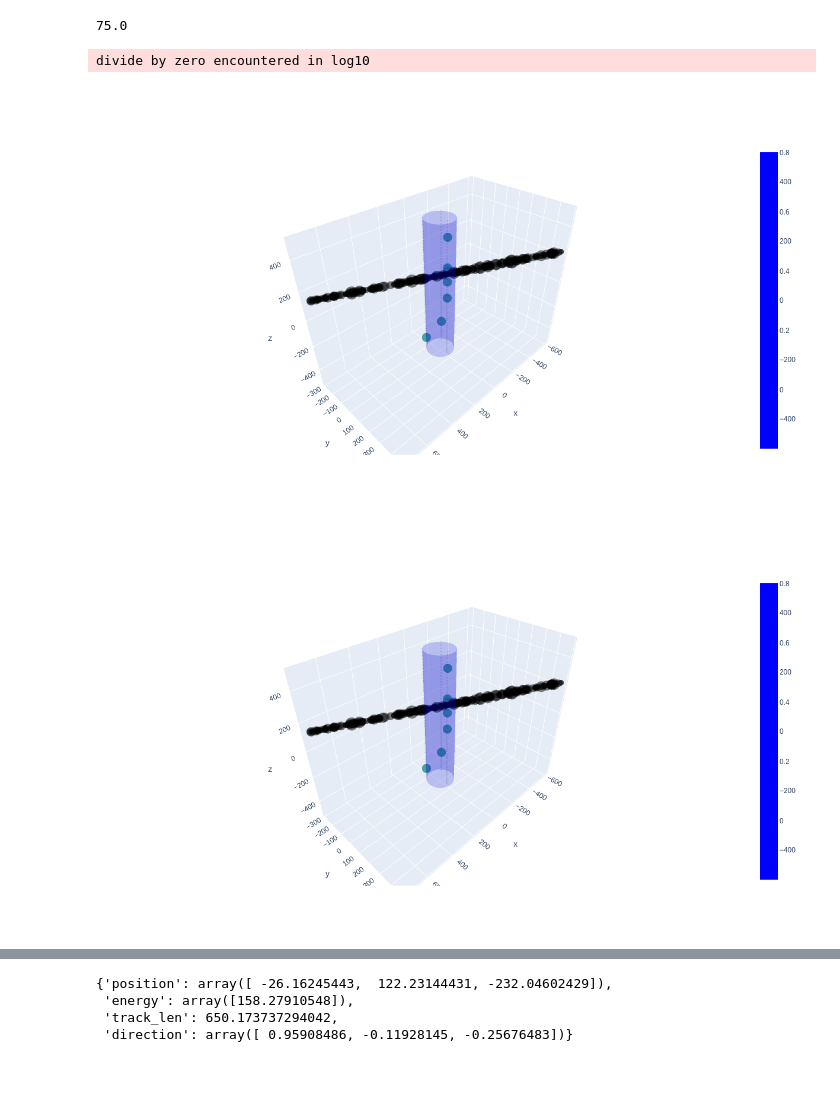
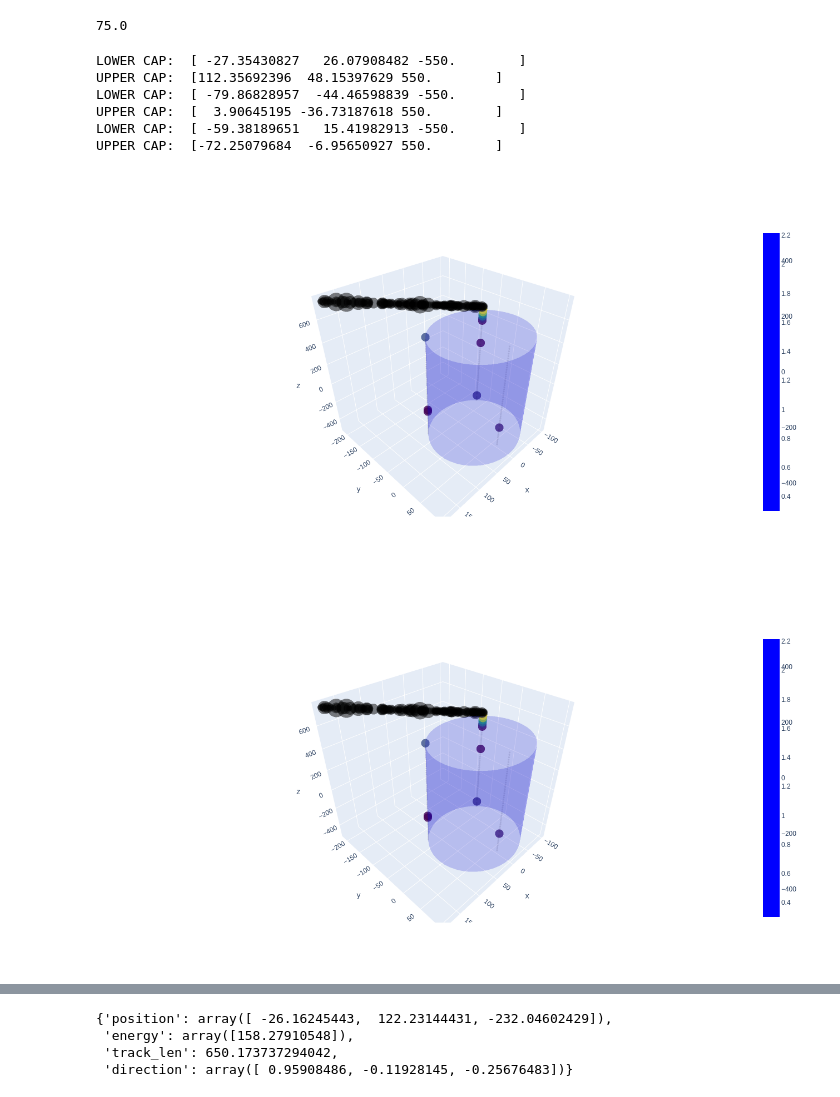
Before and after one commit to chrhck/gnn_testbed, a Jupyter notebook: pone_proto_eff_area.ipynb, the cells around one changed output, grey strips where cells are left out. Drawn from its saved outputs; the diff is of its cells as text; code cells hidden in the pictures.

```diff
--- a/pone_proto_eff_area.ipynb
+++ b/pone_proto_eff_area.ipynb
@@ -127,9 +127,16 @@ isec.length
 # %% [output]
 75.0
 # %%
-tracks, track_records = generate_realistic_tracks(det, height, radius, 5000, seed=31337, propagator=prop, log_emin=1, log_emax=8, filter=False,
-                                                 photocathode_area=16 * (7.62/2)**2 * np.pi * 1E-4,
-                                                 lambda_abs=30, lambda_sca=100)
+tracks, track_records = generate_realistic_tracks(det, height, radius, 50, seed=31337, propagator=prop, log_emin=1, log_emax=8,
+                                                 pprop_extras=dict(photocathode_area=16 * (7.62/2)**2 * np.pi * 1E-4,
+                                                 lambda_abs=30, lambda_sca=100))
+# %% [output]
+LOWER CAP:  [ -27.35430827   26.07908482 -550.        ]
+UPPER CAP:  [112.35692396  48.15397629 550.        ]
+LOWER CAP:  [ -79.86828957  -44.46598839 -550.        ]
+UPPER CAP:  [  3.90645195 -36.73187618 550.        ]
+LOWER CAP:  [ -59.38189651   15.41982913 -550.        ]
+UPPER CAP:  [-72.25079684  -6.95650927 550.        ]
 # %%
 pickle.dump((tracks, track_records), open("pone_3str_tracks.pickle", "wb"))
 # %%
@@ -139,9 +144,9 @@ np.argwhere(~trigger_mask).squeeze()
 # %%
-plot_event(det, tracks[3], track_records[3], plot_hull=True)
+ix = 26
+plot_event(det, tracks[ix], track_records[ix], plot_hull=True)
 # %% [output]
-divide by zero encountered in log10
-[figure, old version]
+[figure, new version]
-[figure, old version]
+[figure, new version]
 # %%
 plot_events(det, tracks[10:20], records=track_records[10:20], );
 # %% [output]
```
Also changed, not shown: parts of 2 cells of this notebook, 2 other files.
